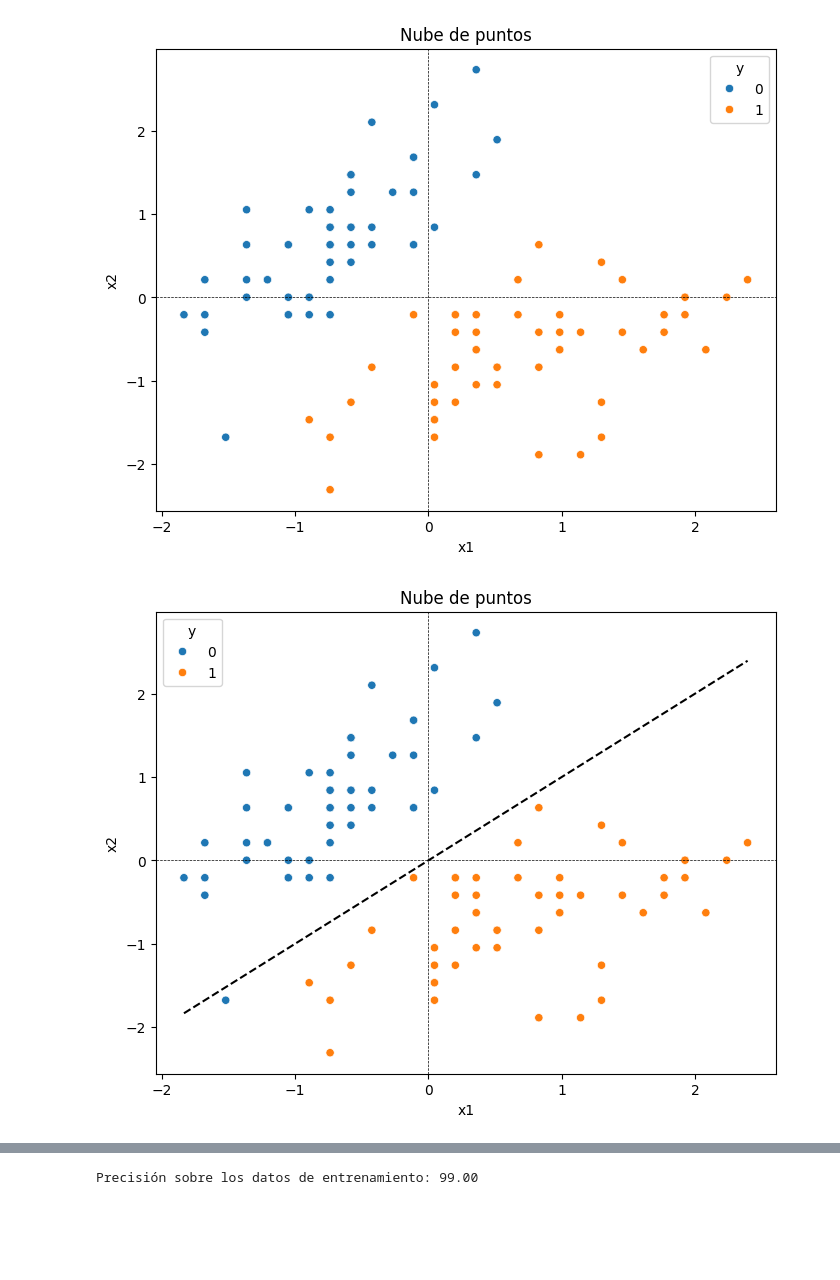
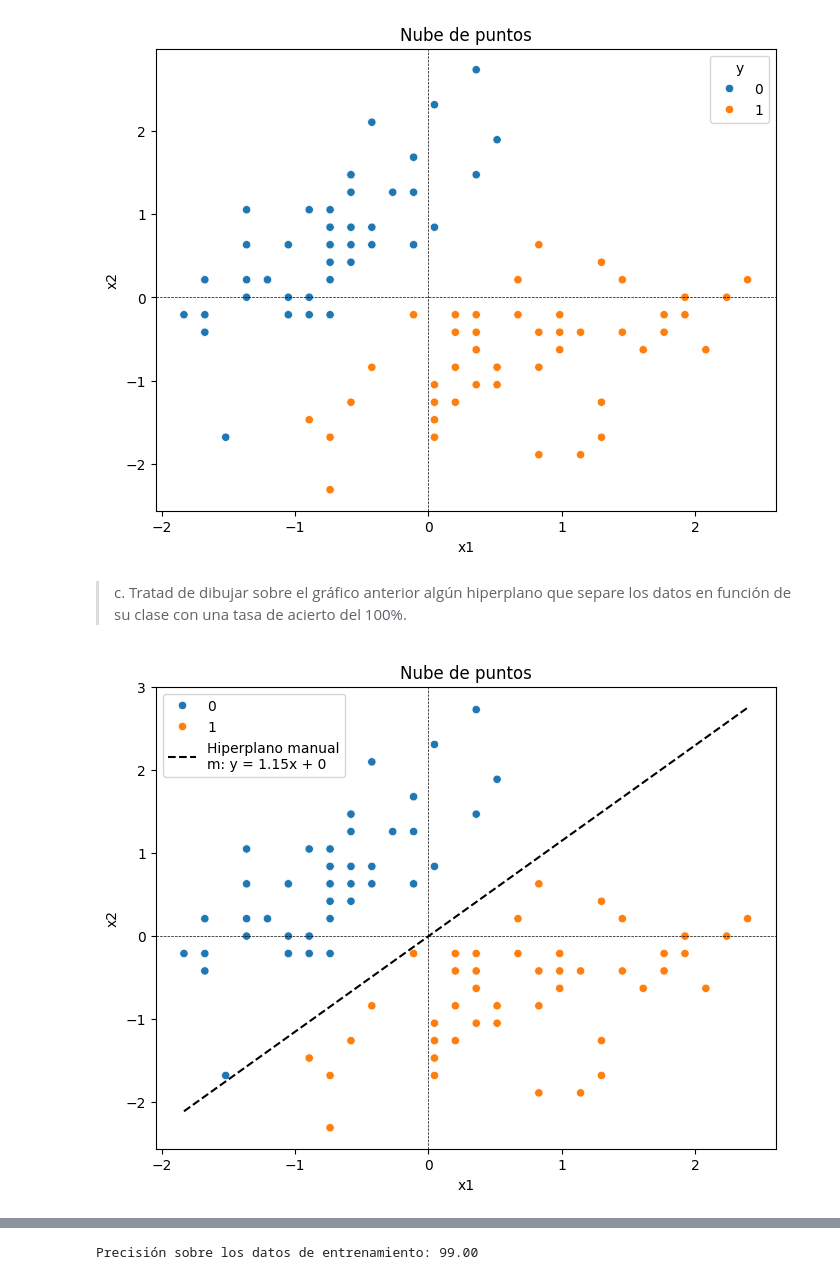
Before and after one commit to mateofra/AAS, a Jupyter notebook: Prácticas/Practica_2/P2.ipynb, the cells around one changed output, grey strips where cells are left out. Drawn from its saved outputs; the diff is of its cells as text; code cells hidden in the pictures; blank space fills up the shorter version.

```diff
--- a/Prácticas/Practica_2/P2.ipynb
+++ b/Prácticas/Practica_2/P2.ipynb
@@ -64,14 +68,16 @@ def plot_manual(data,m=None,C=None):
     if m !=None and C != None:
         x_vals = np.linspace(min(data['x1']), max(data['x1']), 100)
         y_vals = m * x_vals + C
-        plt.plot(x_vals, y_vals, "k--", label="Hiperplano manual")
-
+        plt.plot(x_vals, y_vals, "k--", label=f"Hiperplano manual\nm: y = {m}x + {C}")
+        plt.legend()
     plt.show()
 # %%
 plot_manual(dataset_1)
 # %% [output]
 [figure]
+# %% [markdown]
+> c. Tratad de dibujar sobre el gráfico anterior algún hiperplano que separe los datos en función de su clase con una tasa de acierto del 100%.
 # %%
-plot_manual(dataset_1, m=1, C=0)
+plot_manual(dataset_1, m=1.15, C=0)
 # %% [output]
-[figure, old version]
+[figure, new version]
```
Also changed, not shown: parts of 36 cells of this notebook.
